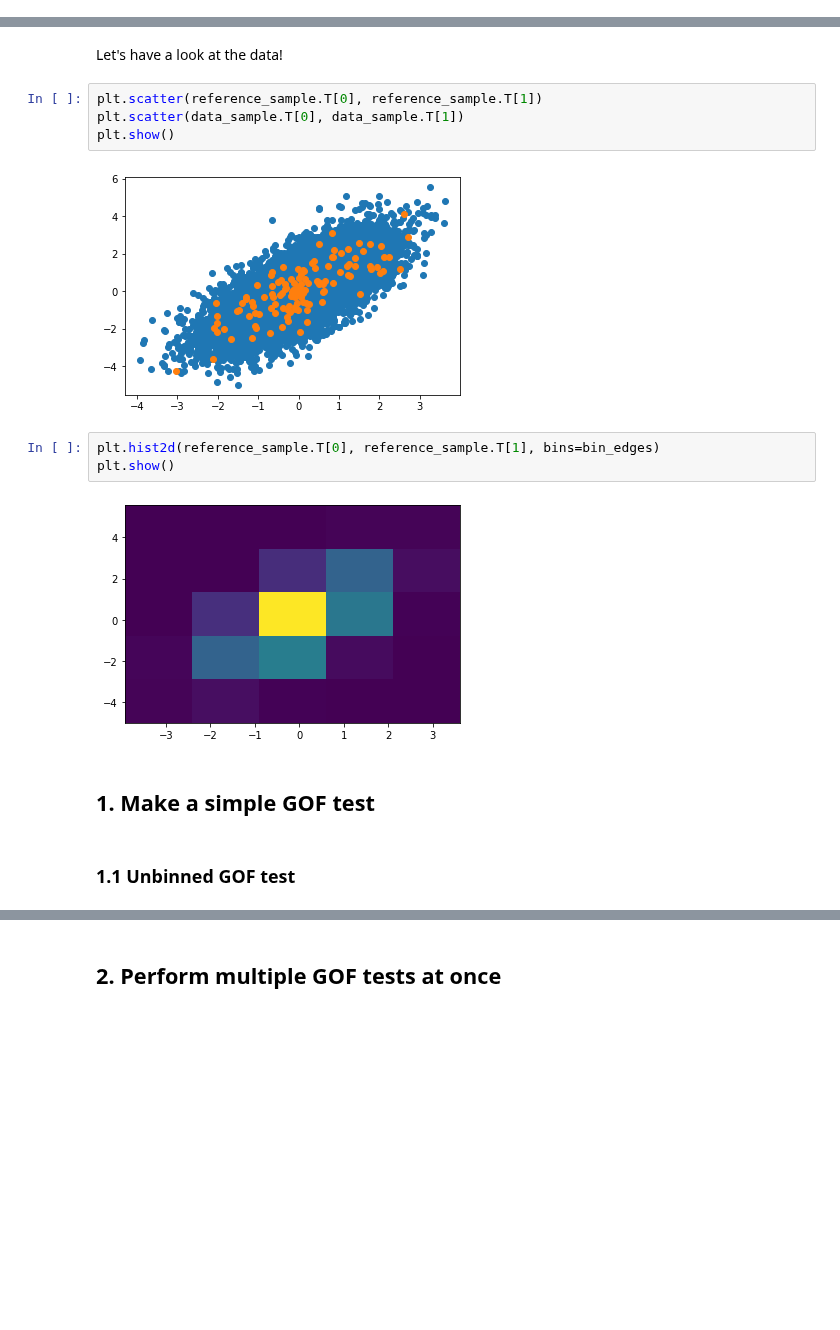
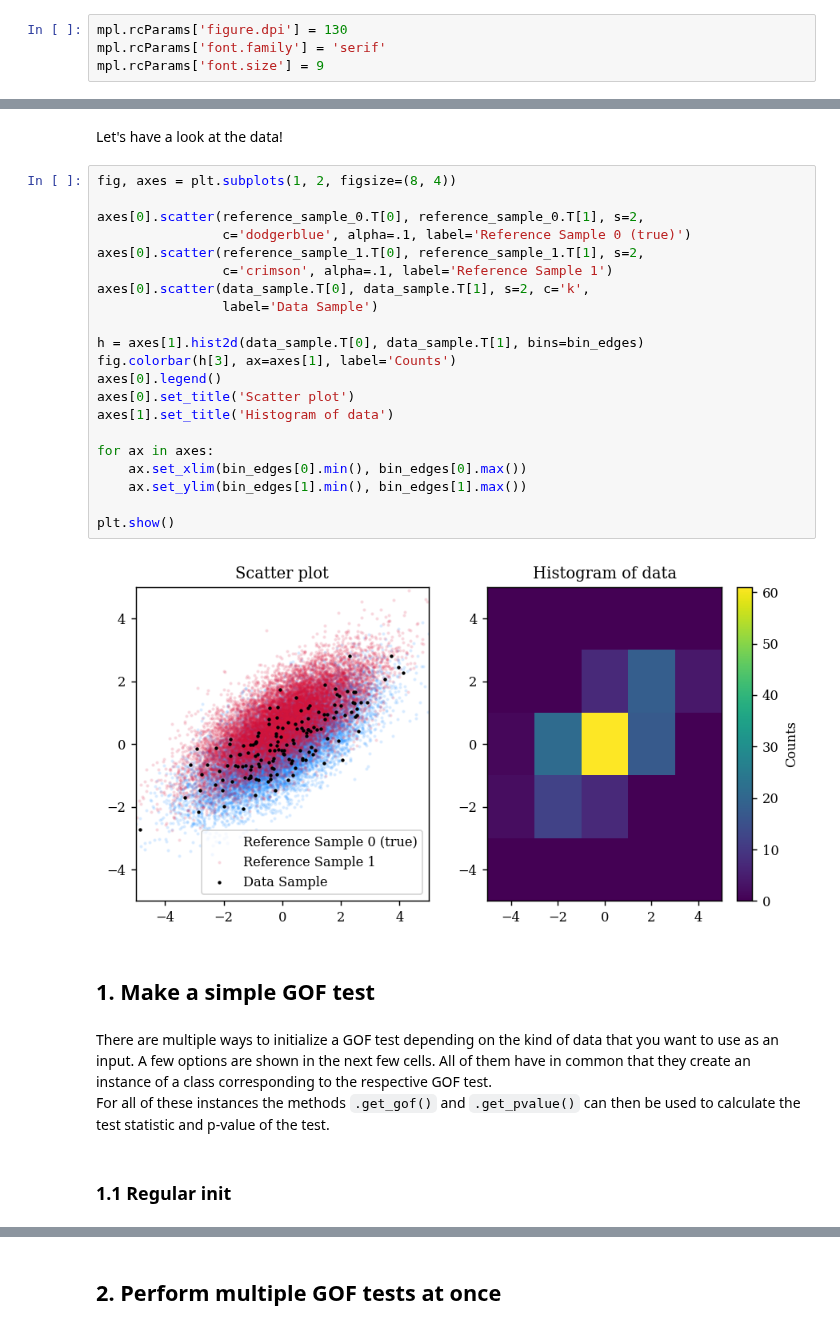
Before and after one commit to XENONnT/GOFevaluation, a Jupyter notebook: gofevaluation_tutorial.ipynb, the cells around one changed output, grey strips where cells are left out. Cells and saved outputs as stored; diff of their text form; blank space fills up the shorter version.

```diff
--- a/gofevaluation_tutorial.ipynb
+++ b/gofevaluation_tutorial.ipynb
@@ -23,3 +26,7 @@ import matplotlib.pyplot as plt
 import numpy as np
+# %%
+mpl.rcParams['figure.dpi'] = 130
+mpl.rcParams['font.family'] = 'serif'
+mpl.rcParams['font.size'] = 9
 # %% [markdown]
 ## 0. Generate some fake data for this tutorial
@@ -62,17 +70,32 @@ binned_data, _ = np.histogramdd(data_sample, bins=bin_edges)
 # %% [markdown]
 Let's have a look at the data!
 # %%
-plt.scatter(reference_sample.T[0], reference_sample.T[1])
-plt.scatter(data_sample.T[0], data_sample.T[1])
+fig, axes = plt.subplots(1, 2, figsize=(8, 4))
+
+axes[0].scatter(reference_sample_0.T[0], reference_sample_0.T[1], s=2,
+                c='dodgerblue', alpha=.1, label='Reference Sample 0 (true)')
+axes[0].scatter(reference_sample_1.T[0], reference_sample_1.T[1], s=2,
+                c='crimson', alpha=.1, label='Reference Sample 1')
+axes[0].scatter(data_sample.T[0], data_sample.T[1], s=2, c='k',
+                label='Data Sample')
+
+h = axes[1].hist2d(data_sample.T[0], data_sample.T[1], bins=bin_edges)
+fig.colorbar(h[3], ax=axes[1], label='Counts')
+axes[0].legend()
+axes[0].set_title('Scatter plot')
+axes[1].set_title('Histogram of data')
+
+for ax in axes:
+    ax.set_xlim(bin_edges[0].min(), bin_edges[0].max())
+    ax.set_ylim(bin_edges[1].min(), bin_edges[1].max())
+
 plt.show()
 # %% [output]
-[figure, old version]
+[figure, new version]
-# %%
-plt.hist2d(reference_sample.T[0], reference_sample.T[1], bins=bin_edges)
-plt.show()
-# %% [output]
-[figure, removed]
 # %% [markdown]
 ## 1. Make a simple GOF test
-# %% [markdown]
-### 1.1 Unbinned GOF test
+# %% [markdown]
+There are multiple ways to initialize a GOF test depending on the kind of data that you want to use as an input. A few options are shown in the next few cells. All of them have in common that they create an instance of a class corresponding to the respective GOF test.
+For all of these instances the methods `.get_gof()` and `.get_pvalue()` can then be used to calculate the test statistic and p-value of the test.
+# %% [markdown]
+### 1.1 Regular init
```
Also changed, not shown: parts of 20 cells of this notebook.
